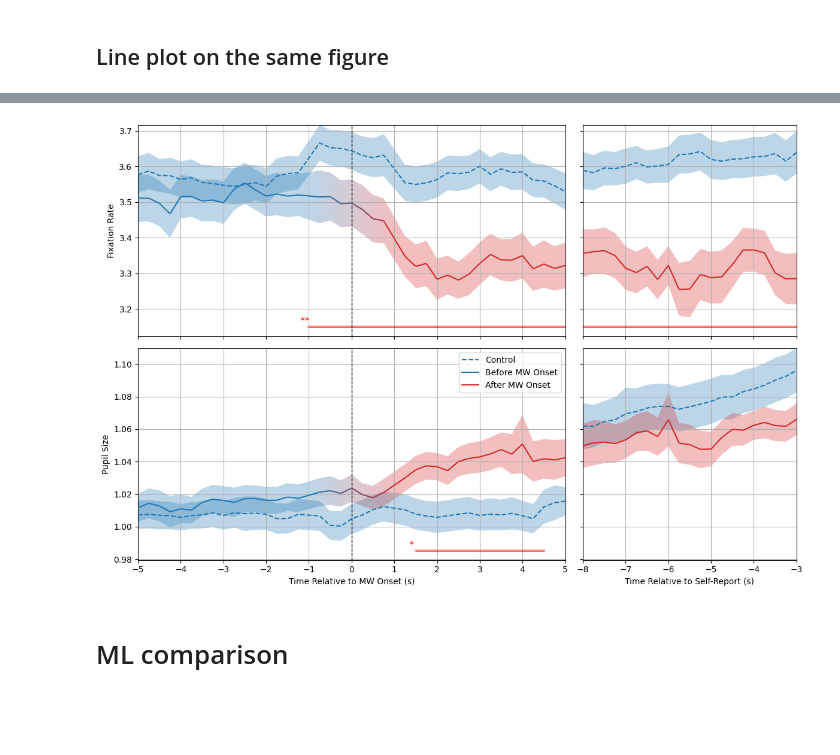
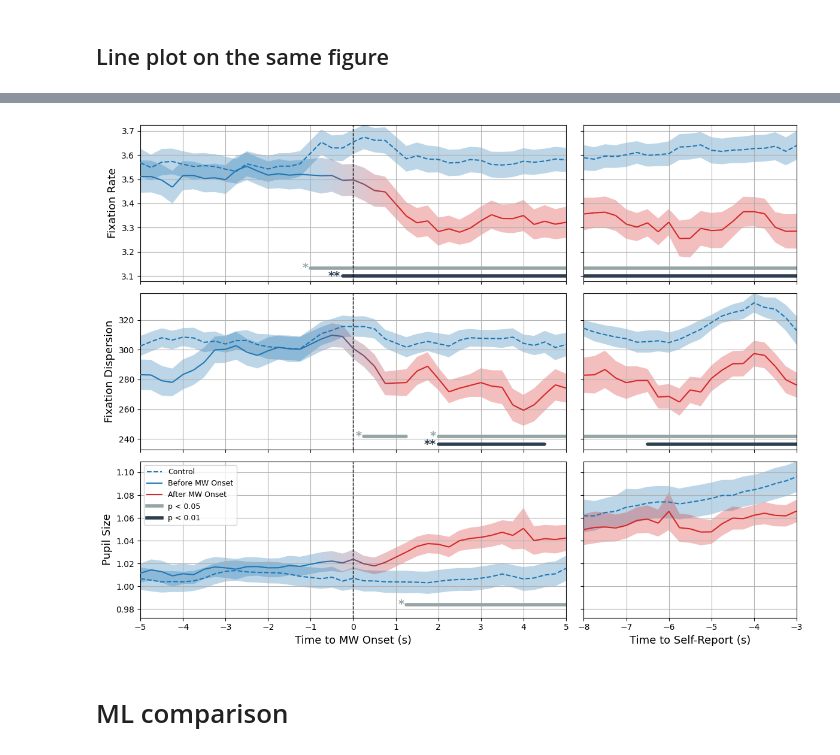
Before and after one commit to GlassBrainLab/ReMind, a Jupyter notebook: analysis_code/notebooks/brm_figures.ipynb, the cells around one changed output, grey strips where cells are left out. Cells and saved outputs as stored; diff of their text form; code cells hidden in the pictures; blank space fills up the shorter version.

Commit message:
regen all figures

```diff
--- a/analysis_code/notebooks/brm_figures.ipynb
+++ b/analysis_code/notebooks/brm_figures.ipynb
@@ -195,8 +164,8 @@ from statsmodels.stats.multicomp import pairwise_tukeyhsd
 from scipy.stats import ttest_1samp
 # load psychopy responses files
 # root path
-path = r"/Volumes/GBLDrive/MindlessReading/Data"
-df = pd.read_csv(os.path.join(path, 'Files', 'trial_level_data.csv'))
+path = r"/gpfs1/pi/djangraw/mindless_reading/data/ReMind"
+df = pd.read_csv(os.path.join(path, 'trial_level_data.csv'))
 trial_count = len(df)
 
 # ===========================================================================================
@@ -220,6 +189,7 @@ print('\n')
 
 # ===========================================================================================
 # comprehension question accuracy after filtering out "I don't know"
+print(f"Number of skipped questions: {df['num_skipped'].sum()}")
 acc_avg = df['filtered_accuracy'].mean()
 msg = f'Participants answered a mean of {acc_avg*100}% of comprehension questions correctly.'
 print(msg)
@@ -391,7 +361,6 @@ Std Dev: 7.2408095572535665
 ## Line plot on the same figure
 # %%
 import os
-import re
 import numpy as np
 import pandas as pd
 import matplotlib.pyplot as plt
@@ -402,7 +371,6 @@ from matplotlib.gridspec import GridSpec
 from matplotlib.lines import Line2D
 
 # GBLDriver path
-# path = r"/Volumes/GBLDrive/MindlessReading/Data/Files"
 path = r"/gpfs1/pi/djangraw/mindless_reading/data/ReMind"
 wlen = 2.0
 # Slide Window (window duration 2 seconds)
@@ -420,26 +388,32 @@ df = df[~mask].copy()
 df['relative_time'] = df['relative_time'].round(4)
 
 # define features to plot
-features = ['norm_fix_word_num', 'norm_pupil']
+features = ['norm_fix_word_num', "fix_dispersion", 'norm_pupil']
 
 # mapping feature names to clean y-axis labels
 y_labels = {
     'norm_fix_word_num': 'Fixation Rate',
+    "fix_dispersion": "Fixation Dispersion",
     'norm_pupil': 'Pupil Size'
 }
 
+# Define Significance Aesthetics
+sig_colors = {0.05: "#95A5A6", 0.01: "#2C3E50"}
+sig_labels = {0.05: 'p < 0.05', 0.01: 'p < 0.01'}
+
 # Create the figure with a customized gridspec
-fig = plt.figure(figsize=(12, 4 * len(features)))
+fig = plt.figure(figsize=(12, 3 * len(features)))
 gs = GridSpec(len(features), 2, width_ratios=[2, 1], figure=fig)  # column 0 is twice as wide
 
 for i, feature in enumerate(features):
-    # Set feature-specific p-threshold
-    p_threshold = 0.01 if feature == 'norm_fix_word_num' else 0.05
-
     # Left plot (MW onset)
     ax0 = fig.add_subplot(gs[i, 0])
     # Right plot (Self-report)
     ax1 = fig.add_subplot(gs[i, 1], sharey=ax0)
+
+    # Dictionary to store blocks for both levels
+    # Structure: sig_data[condition_idx][p_level] = [blocks]
+    sig_data = {0: {0.05: [], 0.01: []}, 1: {0.05: [], 0.01: []}}
 
     sig_blocks = [[], []]  # store blocks for both conditions (onset, self-report)
 
@@ -513,7 +487,17 @@ for i, feature in enumerate(features):
             r = abs(z_score) / np.sqrt(n) if n > 0 else np.nan
             r_values.append(r)
 
-        _, p_corrected = fdrcorrection(p_values, alpha=p_threshold)
+        # Calculate blocks for both tiers (0.05 and 0.01)
+        for p_threshold in [0.05, 0.01]:
+            _, p_corrected = fdrcorrection(p_values, alpha=p_threshold)
+            sig_times = np.sort(np.array(timepoints)[np.array(p_corrected) < p_threshold])
+
+            if len(sig_times) > 0:
+                breaks = np.where(np.diff(sig_times) > 0.25)[0] + 1
+                blocks = np.split(sig_times, breaks)
+                sig_data[j][p_threshold] = blocks
+
+        # _, p_corrected = fdrcorrection(p_values, alpha=p_threshold)
 
         # print
         print(f"Feature: {feature}, Condition: {title}")
@@ -602,47 +586,60 @@ for i, feature in enumerate(features):
     ymin, ymax = min(ymins), max(ymaxs)
     offset = (ymax - ymin) * 0.05
     y_sig = ymin - offset
-    for ax in [ax0, ax1]:
-        ax.set_ylim(y_sig - offset, ymax)
-        ax.grid(True)
+    y_range = ymax - ymin
+    # Define vertical positions for the two stacked bars
+    y_pos_05 = ymin - (y_range * 0.08)
+    y_pos_01 = ymin - (y_range * 0.14)
 
-    # add significance bars for both plots
-    is_plotted = False
-    for block in sig_blocks[0]:
-        if len(block) > 1:
-            ax0.plot([block[0], block[-1]], [y_sig, y_sig], color='red', linewidth=1)
-            ax0.plot([block[0], block[-1]], [y_sig, y_sig], color='red', linewidth=3, alpha=0.3)
-            if not is_plotted:
-                # Annotate based on the threshold used
-                marker = '***' if p_threshold == 0.001 else '**' if p_threshold == 0.01 else '*'
-                ax0.text((block[0]-0.1), y_sig, marker, ha='center', va='bottom', fontsize=12, color='red')
-                is_plotted = True
 
-    is_plotted = False
-    for block in sig_blocks[1]:
-        if len(block) > 1:
-            ax1.plot([block[0], block[-1]], [y_sig, y_sig], color='red', linewidth=1)
-            ax1.plot([block[0], block[-1]], [y_sig, y_sig], color='red', linewidth=3, alpha=0.3)
+    for idx, ax_obj in enumerate([ax0, ax1]):
+        # Set limits to fit the double bars
+        ax_obj.set_ylim(ymin - (y_range * 0.18), ymax)
+        ax_obj.grid(True)
+        # Plot 0.05 bars (Gray)
+        for block in sig_data[idx][0.05]:
+            if len(block) > 1 and (block[-1] - block[0]) >= 1.0:
+                ax_obj.plot([block[0], block[-1]], [y_pos_05, y_pos_05],
+                            color=sig_colors[0.05], linewidth=4, solid_capstyle='round')
+                # Place * at the start of the block
+                if idx == 0:  # Only place stars on the first plot to avoid redundancy
+                    ax_obj.text(block[0]-0.05, y_pos_05, '*',
+                                ha='right', va='center', color=sig_colors[0.05],
+                                fontsize=14, fontweight='bold')
+
+        # Plot 0.01 bars (Charcoal) - stacked below
+        for block in sig_data[idx][0.01]:
+            if len(block) > 1 and (block[-1] - block[0]) >= 1.0:
+                ax_obj.plot([block[0], block[-1]], [y_pos_01, y_pos_01],
+                            color=sig_colors[0.01], linewidth=4, solid_capstyle='round')
+                # Place ** at the start of the block
+                if idx == 0:
+                    ax_obj.text(block[0]-0.05, y_pos_01, '**',
+                                ha='right', va='center', color=sig_colors[0.01],
+                                fontsize=14, fontweight='bold')
+
 
     ax0.set_xticks(range(int(-5), int(5) + 1, 1))  # 1-second interval
     ax0.axvline(x=0, color='black', linestyle='--', linewidth=1)
     # Y-label only on left
-    ax0.set_ylabel(y_labels.get(feature, feature))
+    ax0.set_ylabel(y_labels.get(feature, feature), fontsize=13)
     ax1.set_ylabel("")
     plt.setp(ax1.get_yticklabels(), visible=False)
 
     # X-label only on bottom row
     if i == len(features) - 1:
-        ax0.set_xlabel("Time Relative to MW Onset (s)")
-        ax1.set_xlabel("Time Relative to Self-Report (s)")
+        ax0.set_xlabel("Time to MW Onset (s)", fontsize=13)
+        ax1.set_xlabel("Time to Self-Report (s)", fontsize=13)
         # Define custom legend handles
         legend_handles = [
             Line2D([0], [0], color='tab:blue', lw=1.5, linestyle='--', label='Control'),
             Line2D([0], [0], color='tab:blue', lw=1.5, label='Before MW Onset'),
-            Line2D([0], [0], color='tab:red', lw=1.5, label='After MW Onset')
+            Line2D([0], [0], color='tab:red', lw=1.5, label='After MW Onset'),
+            Line2D([0], [0], color=sig_colors[0.05], lw=4, label=sig_labels[0.05]),
+            Line2D([0], [0], color=sig_colors[0.01], lw=4, label=sig_labels[0.01])
         ]
         # Add legend to the top-left subplot
-        ax0.legend(handles=legend_handles, loc="upper right", title="", fontsize=10)
+        ax0.legend(handles=legend_handles, loc="upper left", title="", fontsize=9)
     else:
         ax0.set_xlabel("")
         ax0.tick_params(labelbottom=False)
@@ -672,8 +669,8 @@ time point
 Feature: norm_pupil, Condition: self-report
 time point
 []
 []
-[figure, old version]
+[figure, new version]
 # %% [markdown]
 # ML comparison
 # %% [markdown]
```
Also changed, not shown: parts of 15 cells of this notebook, 2 other files.
